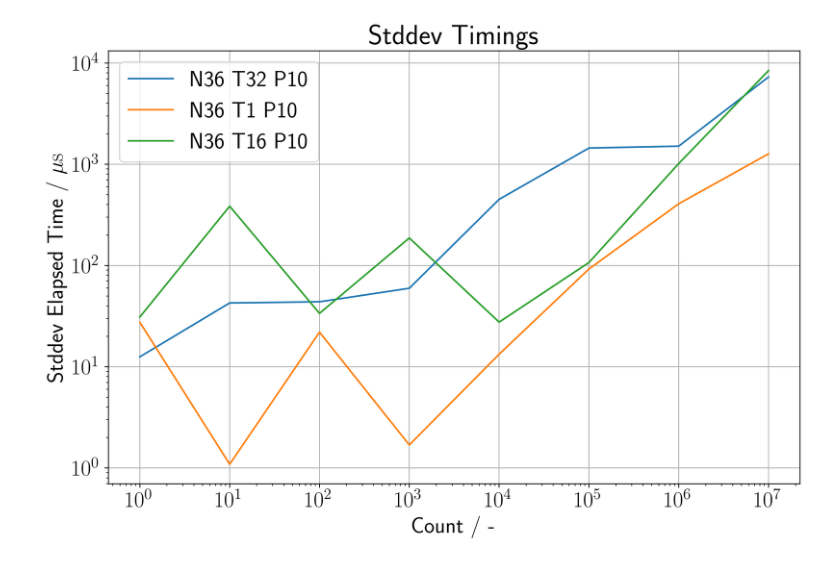
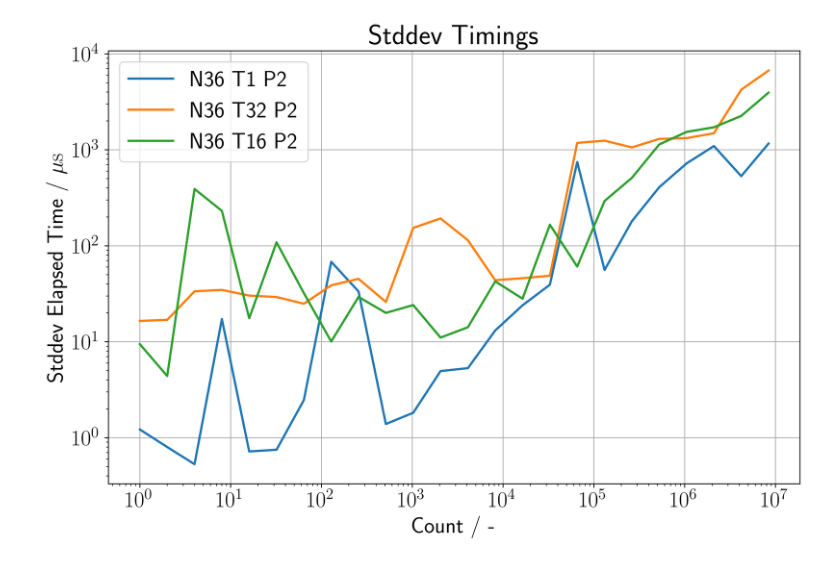
Before and after one commit to tellocam/HPC, a Jupyter notebook: Exercise_2/hydra_env/hydra_output_folders/hydra_Ex1_output/ex1_plots.ipynb, the cells around one changed output. Drawn from its saved outputs; the diff is of its cells as text; code cells hidden in the pictures.

```diff
--- a/Exercise_2/hydra_env/hydra_output_folders/hydra_Ex1_output/ex1_plots.ipynb
+++ b/Exercise_2/hydra_env/hydra_output_folders/hydra_Ex1_output/ex1_plots.ipynb
@@ -31,7 +31,7 @@ txt_files = glob.glob("EX1_*.txt")
 df_dict = {}
 for file in txt_files:
     df = pd.read_csv(file, sep=',', header=None)
-    df.rename(columns={0:"Count", 1:"bytes", 2:"Average", 3:"Min", 4:"Median", 5:"Stddev", 6:"CI"}, inplace=True)
+    df.rename(columns={0:"Count", 1:"Bytes", 2:"Average", 3:"Min", 4:"Median", 5:"Stddev", 6:"CI"}, inplace=True)
     df_dict[file] = df
 
 legend_dict = df_dict.copy()
@@ -43,30 +43,30 @@ for key in legend_dict:
 # %%
 
 plot_x = 'Count'
 plot_y = 'Stddev'
 cond_1 = 'N36'
-cond_2 = 'P10'
-cond_3 = 'N36'
+cond_2 = 'N36'
+cond_3 = 'P2'
 
 plt.figure(1)
 plt.grid()
 
 for key in df_dict.keys():
     legend_entry = str(key)
     if cond_1 in key and cond_2 in key and cond_3 in key:
         plot_df = df_dict.get(key)
-        plt.loglog(plot_df[plot_x], plot_df[plot_y], label=legend_dict[key])
+        plt.loglog(plot_df[plot_x], plot_df[plot_y], label=legend_dict[key], linewidth = 2)
     del legend_entry
 
 plt.legend()
 plt.xlabel( plot_x + ' / -')
 plt.ylabel(plot_y +' Elapsed Time / $\mu \mathrm{s}$')
 plt.title(plot_y + ' Timings')
 plt.tight_layout()
 
 if(save_figures_to_latex==True):
     plt.savefig(figures_path + '/Ex1_' + cond_1 + '_' + cond_2 + '.pdf')
 
 del plot_x, plot_y, cond_1, cond_2, cond_3
 # %% [output]
-[figure, old version]
+[figure, new version]
```
Also changed, not shown: 2 other files.
